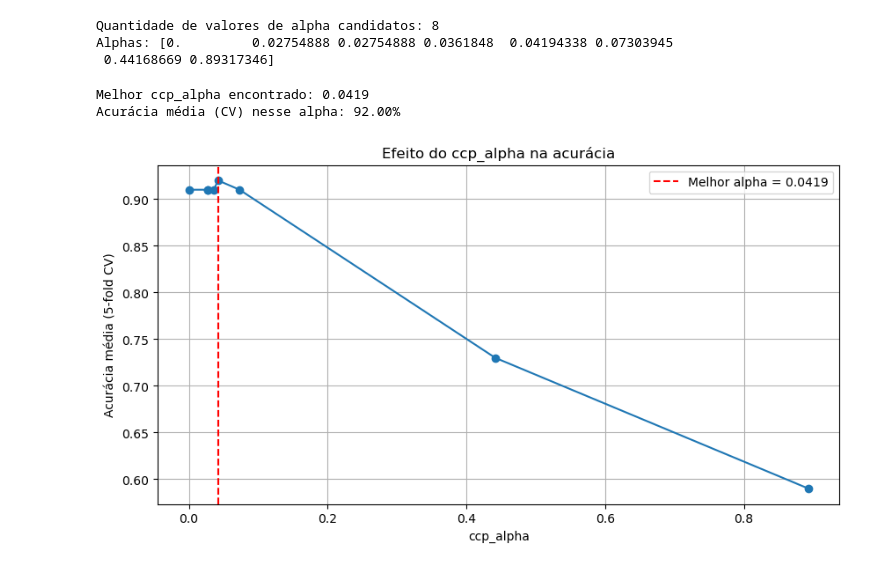
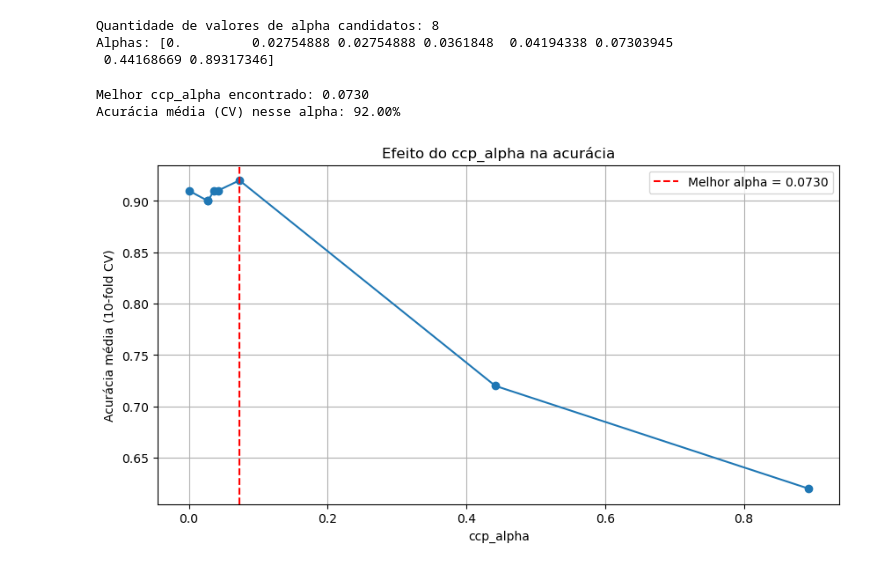
Before and after one commit to rpgouveia/pucpr_data_mining, a Jupyter notebook: iris_reptree.ipynb, the cells around one changed output. Saved outputs shown, nothing was run; the diff lists cells and outputs as text; code cells hidden in the pictures.

```diff
--- a/iris_reptree.ipynb
+++ b/iris_reptree.ipynb
@@ -35,30 +35,30 @@ Alphas: [0.         0.02754888 0.02754888 0.0361848  0.04194338 0.07303945
 # %%
 # ----- PARTE 2: Escolher o melhor alpha via validação cruzada -----
 # Para cada alpha, treinamos uma árvore e medimos sua performance média em 5-fold cross-validation APENAS no conjunto de TREINO.
 scores_por_alpha = []
 for alpha in ccp_alphas:
     modelo = DecisionTreeClassifier(criterion='entropy', ccp_alpha=alpha, random_state=42)
-    scores = cross_val_score(modelo, X_train, y_train, cv=5)
+    scores = cross_val_score(modelo, X_train, y_train, cv=10)
     scores_por_alpha.append(scores.mean())
 
 melhor_alpha = ccp_alphas[np.argmax(scores_por_alpha)]
 print(f"\nMelhor ccp_alpha encontrado: {melhor_alpha:.4f}")
 print(f"Acurácia média (CV) nesse alpha: {max(scores_por_alpha) * 100:.2f}%")
 
 # Plotar o efeito do alpha
 plt.figure(figsize=(10, 5))
 plt.plot(ccp_alphas, scores_por_alpha, marker='o')
 plt.axvline(melhor_alpha, color='red', linestyle='--', label=f'Melhor alpha = {melhor_alpha:.4f}')
 plt.xlabel("ccp_alpha")
-plt.ylabel("Acurácia média (5-fold CV)")
+plt.ylabel("Acurácia média (10-fold CV)")
 plt.title("Efeito do ccp_alpha na acurácia")
 plt.legend()
 plt.grid(True)
 plt.show()
 # %% [output]
-Melhor ccp_alpha encontrado: 0.0419
+Melhor ccp_alpha encontrado: 0.0730
 Acurácia média (CV) nesse alpha: 92.00%
-[figure, old version]
+[figure, new version]
 # %%
 # ----- PARTE 3: Treinar a árvore podada final e comparar com a original -----
 modelo_podado = DecisionTreeClassifier(criterion='entropy', ccp_alpha=melhor_alpha, random_state=42)
```
Also changed, not shown: parts of 1 cell of this notebook, 7 other files.
